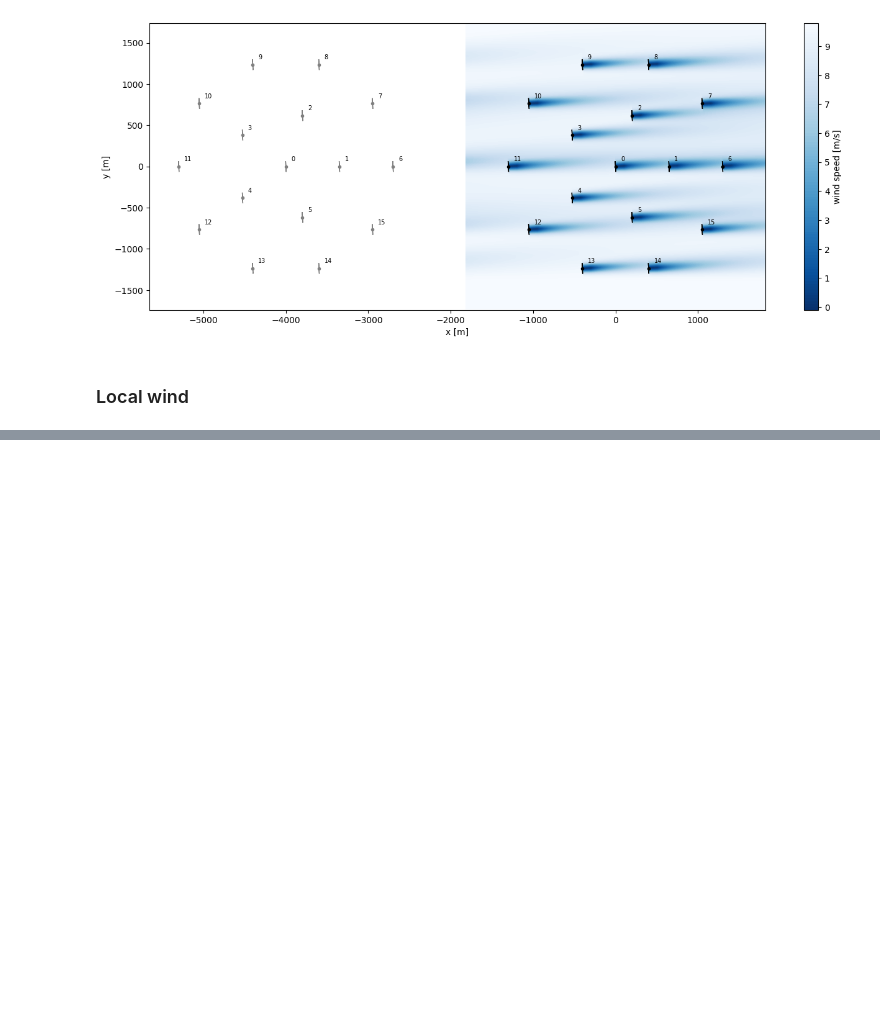
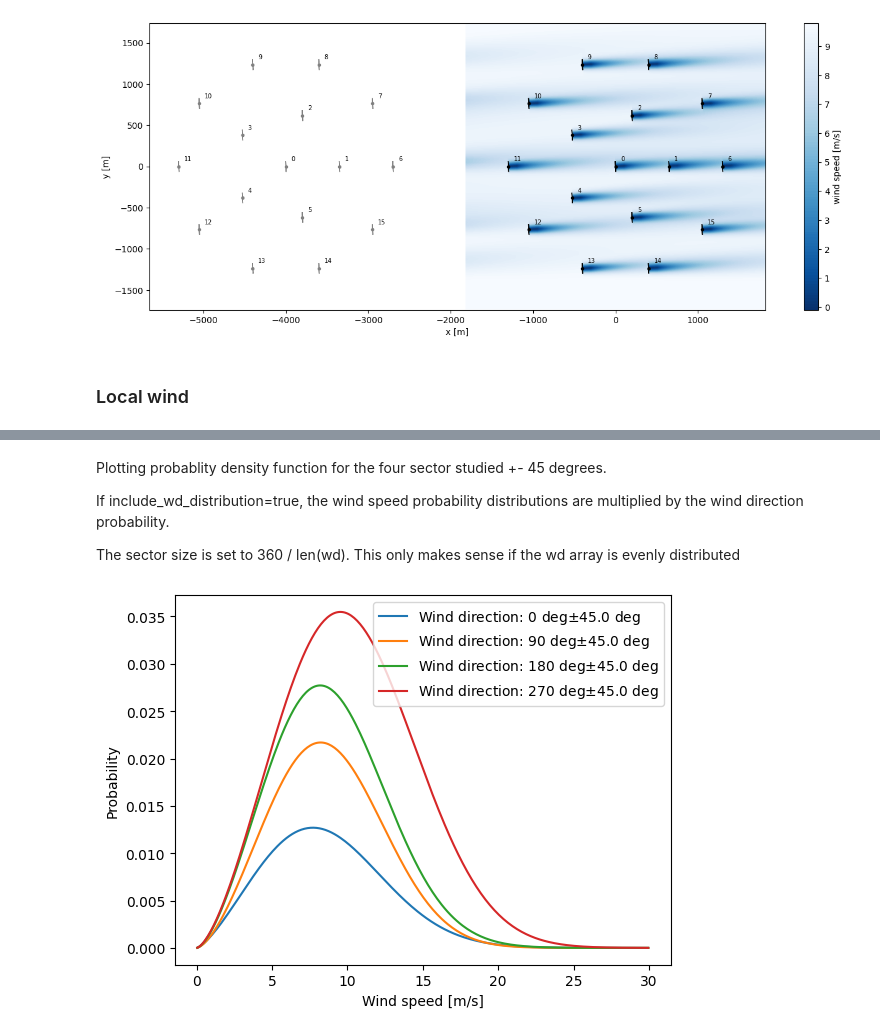
Before and after one commit to marcinsadowy/WTABL, a Jupyter notebook: Marcin_PyWake/Site_Object.ipynb, the cells around one changed output, grey strips where cells are left out. Drawn from its saved outputs; the diff is of its cells as text; code cells hidden in the pictures; blank space fills up the shorter version.

```diff
--- a/Marcin_PyWake/Site_Object.ipynb
+++ b/Marcin_PyWake/Site_Object.ipynb
@@ -208,0 +414,10 @@ Text(0, 0.5, 'y [m]')
+# %% [markdown]
+Plotting probablity density function for the four sector studied +- 45 degrees.
+
+If include_wd_distribution=true, the wind speed probability distributions are multiplied by the wind direction probability.
+
+The sector size is set to 360 / len(wd). This only makes sense if the wd array is evenly distributed
+# %%
+_ = site.plot_ws_distribution(wd=[0,90,180,270], include_wd_distribution=True)
+# %% [output]
+[figure, added]
```
Also changed, not shown: parts of 21 cells of this notebook.
